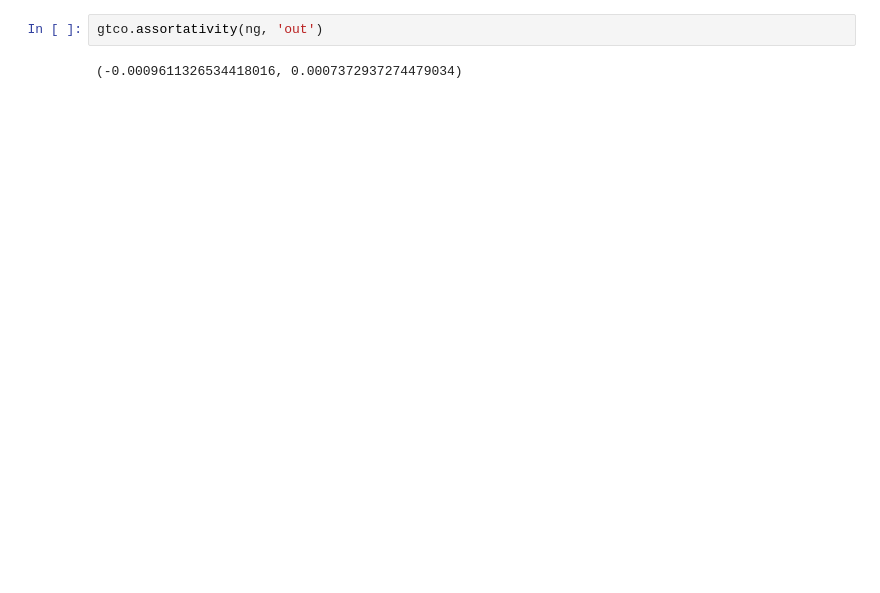
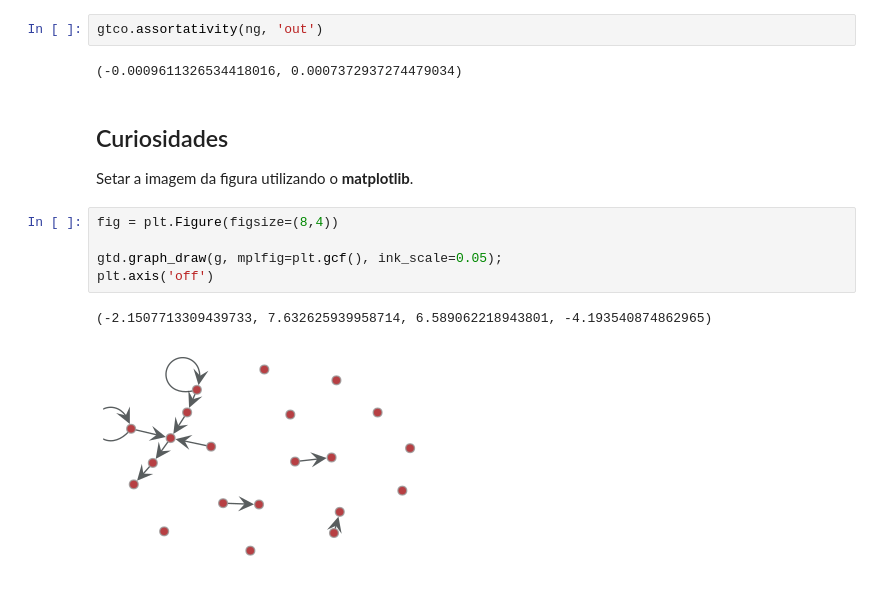
Before and after one commit to ramarquesjr/graph-tool_guide, a Jupyter notebook: Basico.ipynb, the cells around one changed output. Saved outputs shown, nothing was run; the diff lists cells and outputs as text; blank space fills up the shorter version.

Commit message:
- Adiciona curiosidades.

```diff
--- a/Basico.ipynb
+++ b/Basico.ipynb
@@ -524,3 +557,15 @@ gtcl.global_clustering(ng)
 gtco.assortativity(ng, 'out')
 # %% [output]
 (-0.0009611326534418016, 0.0007372937274479034)
+# %% [markdown]
+## Curiosidades
+
+Setar a imagem da figura utilizando o **matplotlib**.
+# %%
+fig = plt.Figure(figsize=(8,4))
+
+gtd.graph_draw(g, mplfig=plt.gcf(), ink_scale=0.05);
+plt.axis('off')
+# %% [output]
+(-2.1507713309439733, 7.632625939958714, 6.589062218943801, -4.193540874862965)
+[figure, added]
```
Also changed, not shown: parts of 31 cells of this notebook.
